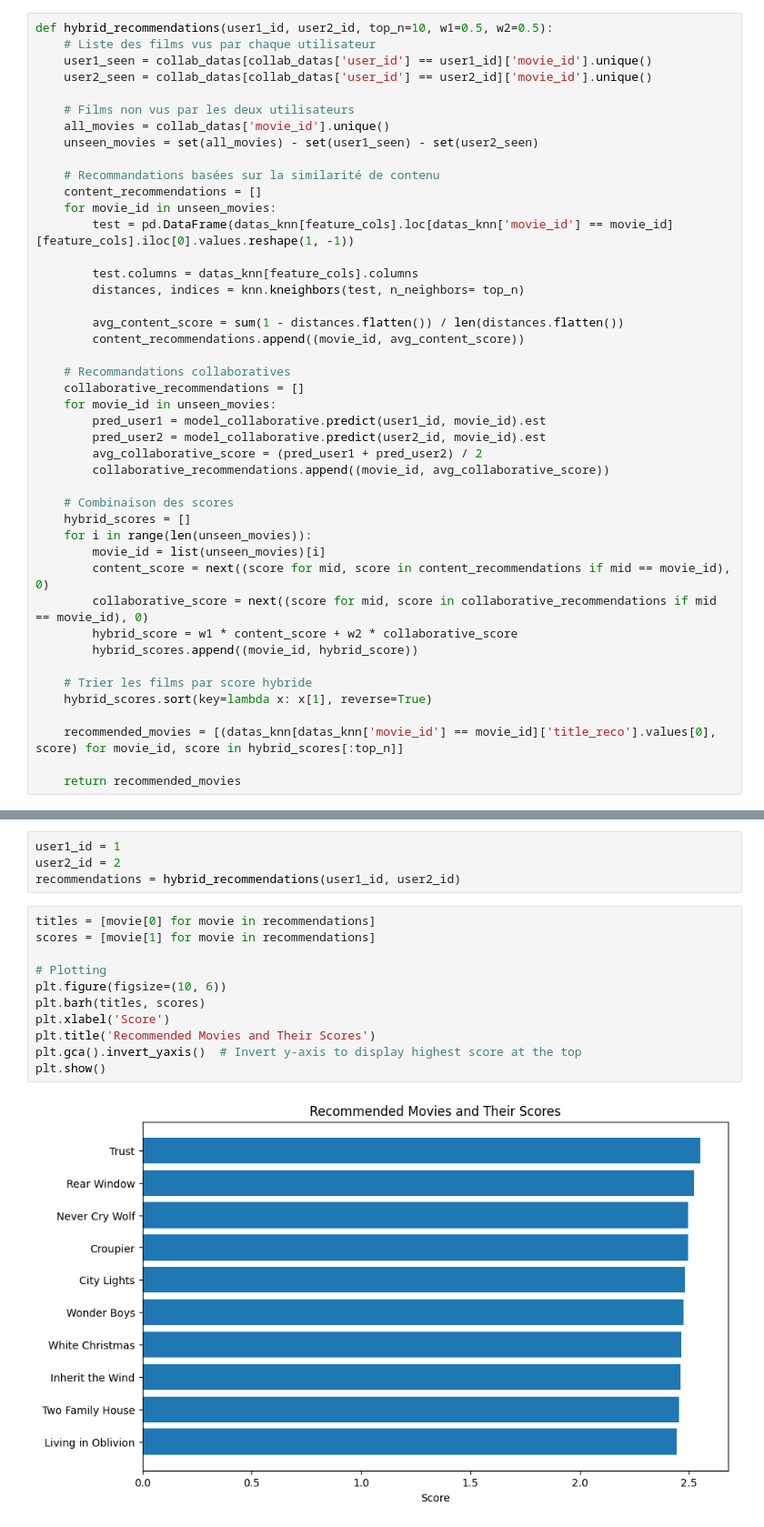
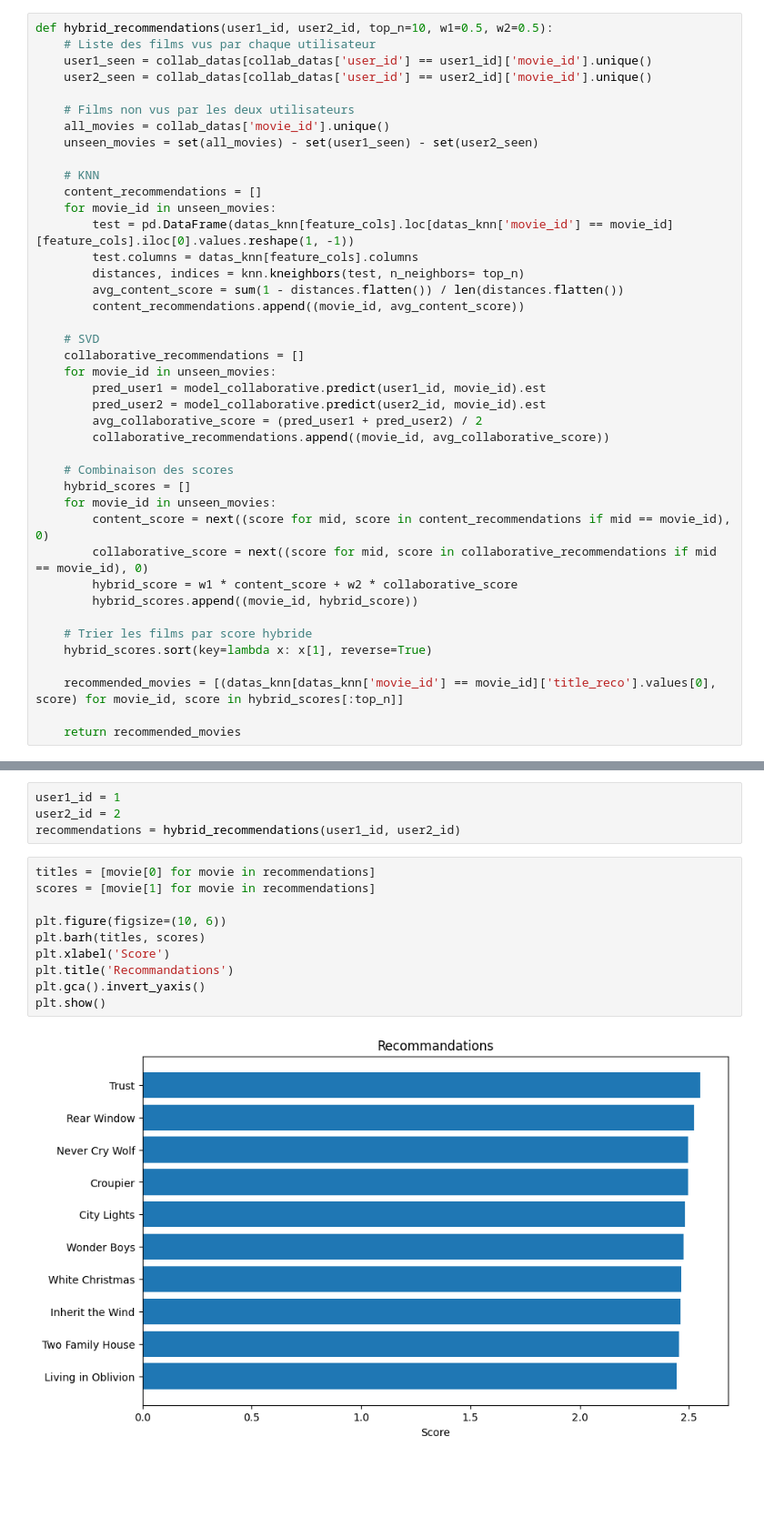
Before and after one commit to Zar-meyo/REMA, a Jupyter notebook: project.ipynb, the cells around one changed output, grey strips where cells are left out. Shown at 91% size. Cells and saved outputs as stored; diff of their text form; blank space fills up the shorter version.

```diff
--- a/project.ipynb
+++ b/project.ipynb
@@ -162,18 +173,16 @@ def hybrid_recommendations(user1_id, user2_id, top_n=10, w1=0.5, w2=0.5):
     all_movies = collab_datas['movie_id'].unique()
     unseen_movies = set(all_movies) - set(user1_seen) - set(user2_seen)
 
-    # Recommandations basées sur la similarité de contenu
+    # KNN
     content_recommendations = []
     for movie_id in unseen_movies:
         test = pd.DataFrame(datas_knn[feature_cols].loc[datas_knn['movie_id'] == movie_id][feature_cols].iloc[0].values.reshape(1, -1))
-
         test.columns = datas_knn[feature_cols].columns
         distances, indices = knn.kneighbors(test, n_neighbors= top_n)
-
         avg_content_score = sum(1 - distances.flatten()) / len(distances.flatten())
         content_recommendations.append((movie_id, avg_content_score))
 
-    # Recommandations collaboratives
+    # SVD
     collaborative_recommendations = []
     for movie_id in unseen_movies:
         pred_user1 = model_collaborative.predict(user1_id, movie_id).est
@@ -183,8 +192,7 @@ def hybrid_recommendations(user1_id, user2_id, top_n=10, w1=0.5, w2=0.5):
 
     # Combinaison des scores
     hybrid_scores = []
-    for i in range(len(unseen_movies)):
-        movie_id = list(unseen_movies)[i]
+    for movie_id in unseen_movies:
         content_score = next((score for mid, score in content_recommendations if mid == movie_id), 0)
         collaborative_score = next((score for mid, score in collaborative_recommendations if mid == movie_id), 0)
         hybrid_score = w1 * content_score + w2 * collaborative_score
@@ -203,13 +213,12 @@ recommendations = hybrid_recommendations(user1_id, user2_id)
 # %%
 titles = [movie[0] for movie in recommendations]
 scores = [movie[1] for movie in recommendations]
 
-# Plotting
 plt.figure(figsize=(10, 6))
 plt.barh(titles, scores)
 plt.xlabel('Score')
-plt.title('Recommended Movies and Their Scores')
-plt.gca().invert_yaxis()  # Invert y-axis to display highest score at the top
+plt.title('Recommandations')
+plt.gca().invert_yaxis()
 plt.show()
 # %% [output]
-[figure, old version]
+[figure, new version]
```
Also changed, not shown: parts of 11 cells of this notebook.
